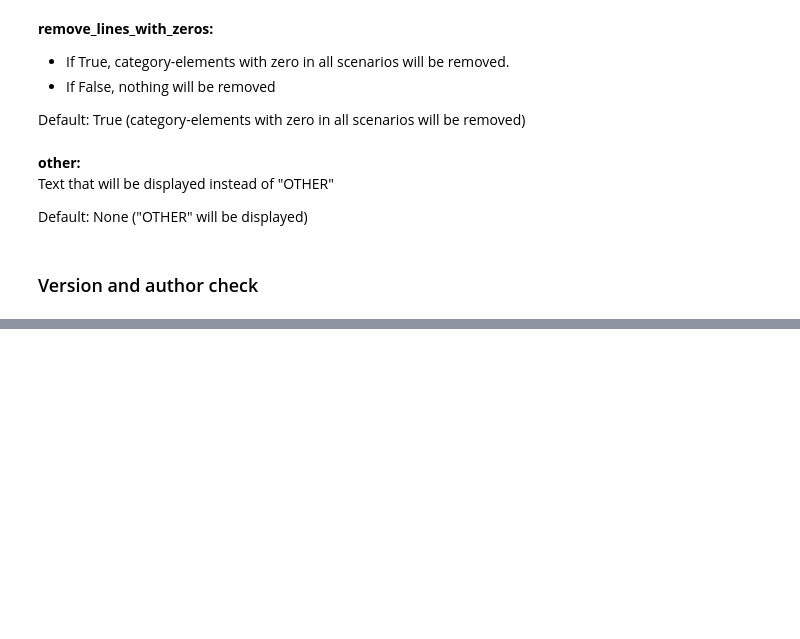
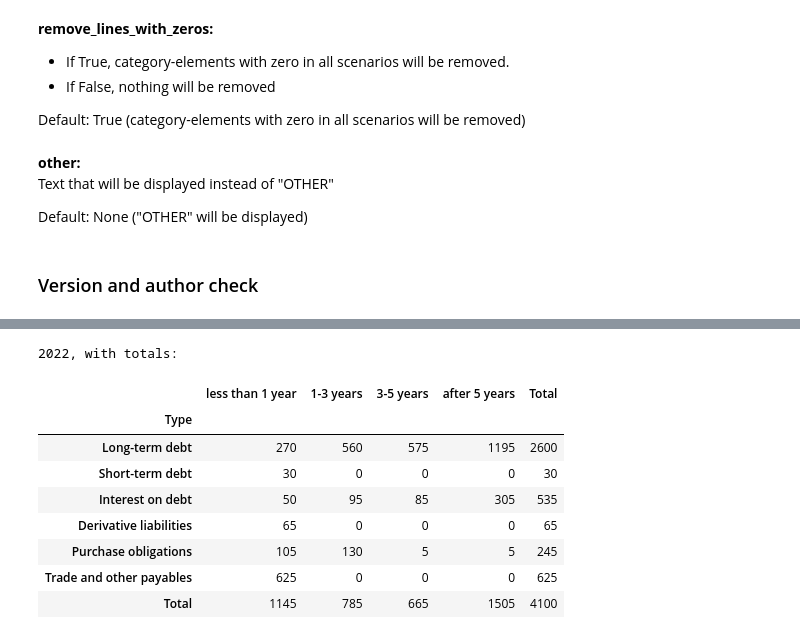
Before and after one commit to MarcelW1323/clean_business_chart, a Jupyter notebook: Welcome_to_the_BarWithWaterfall_from_Clean_Business_Chart.ipynb, the cells around one changed output, grey strips where cells are left out. Saved outputs shown, nothing was run; the diff lists cells and outputs as text; code cells hidden in the pictures; blank space fills up the shorter version.

```diff
--- a/Welcome_to_the_BarWithWaterfall_from_Clean_Business_Chart.ipynb
+++ b/Welcome_to_the_BarWithWaterfall_from_Clean_Business_Chart.ipynb
@@ -225,0 +318,21 @@ print(cbc.__author__)
+# %%
+# Add totals to both edges
+temp=df_2022.copy()
+temp.set_index('Type', inplace=True)
+temp['Total'] = temp.sum(numeric_only=True, axis=1)  # Add totals to the right
+temp=temp.T  # Change axis
+temp['Total'] = temp.sum(numeric_only=True, axis=1)  # Add totals to the right (the former bottom)
+temp=temp.T  # Change axis back to original
+print("2022, with totals:")
+display(temp)
+# %% [output]
+2022, with totals:
+|  | less than 1 year | 1-3 years | 3-5 years | after 5 years | Total |
+| Type |  |  |  |  |  |
+| Long-term debt | 270 | 560 | 575 | 1195 | 2600 |
+| Short-term debt | 30 | 0 | 0 | 0 | 30 |
+| Interest on debt | 50 | 95 | 85 | 305 | 535 |
+| Derivative liabilities | 65 | 0 | 0 | 0 | 65 |
+| Purchase obligations | 105 | 130 | 5 | 5 | 245 |
+| Trade and other payables | 625 | 0 | 0 | 0 | 625 |
+| Total | 1145 | 785 | 665 | 1505 | 4100 |
```
Also changed, not shown: parts of 15 cells of this notebook, 8 other files.
